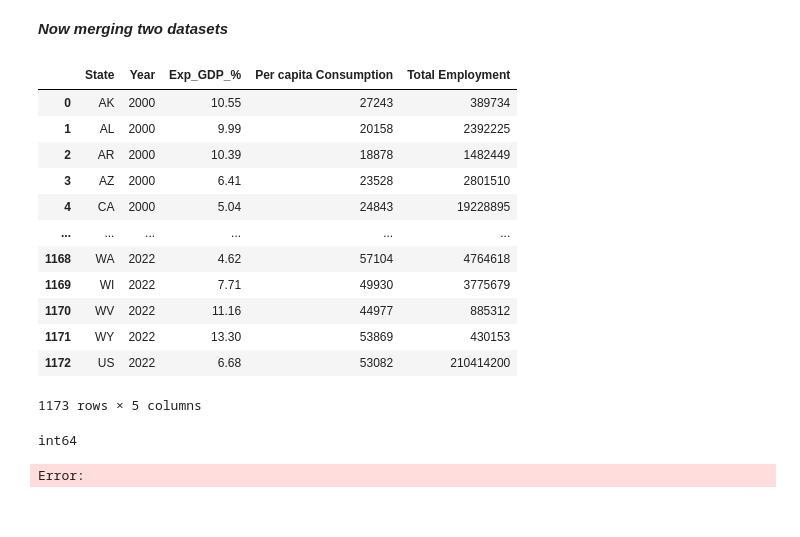
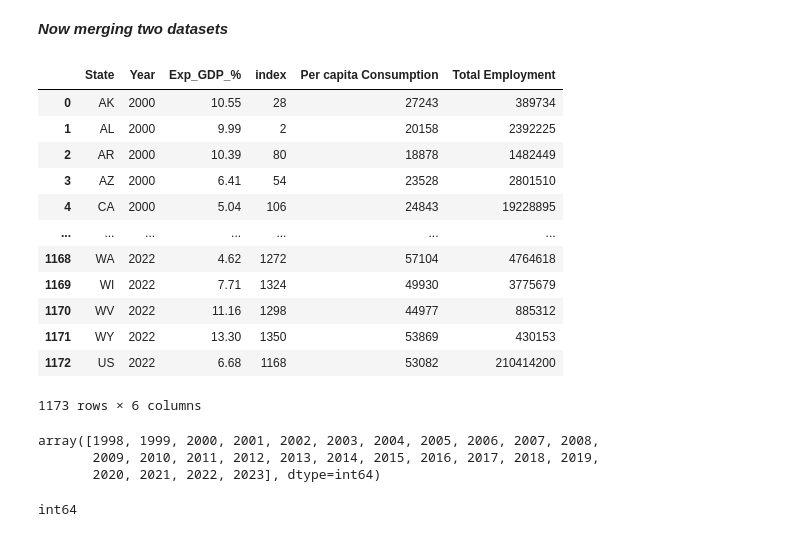
Before and after one commit to ijaz-sipa/computing-in-context, a Jupyter notebook: project_3.ipynb, the cells around one changed output. Saved outputs shown, nothing was run; the diff lists cells and outputs as text; code cells hidden in the pictures.

Commit message:
Done Reshape and fixed state variable

```diff
--- a/project_3.ipynb
+++ b/project_3.ipynb
@@ -135,3 +132,6 @@ consumer_data_new
 | 1350 | Wyoming | 2022 | 53869 | 430153 |
 | 1351 | Wyoming | 2023 | 56941 | 443007 |
 1352 rows × 4 columns
+# %%
+consumer_data_new_1 = consumer_data_new.rename(columns={'GeoName':'State', 'Per capita personal consumption expenditures (PCE) 8': 'Per capita Consumption', 'Total employment (number of jobs)': 'Total Employment'})
+consumer_data_new_1
@@ -152,8 +166,8 @@ state_abbreviations = {
     'United States': 'US'
 }
 
-consumer_data_new['State'] = consumer_data_new['State'].replace(state_abbreviations)
-consumer_data_new
+consumer_data_new_1['State'] = consumer_data_new_1['State'].replace(state_abbreviations)
+consumer_data_new_1
 # %% [output]
 | Description | State | Year | Per capita Consumption | Total Employment |
 | 0 | AL | 1998 | 18235 | 2361892 |
@@ -175,7 +189,7 @@ object
 # %%
-consumer_data_new['Year'] = pd.to_numeric(consumer_data_new['Year'])
-print(consumer_data_new['Year'].dtype)
-consumer_data_new
+consumer_data_new_1['Year'] = pd.to_numeric(consumer_data_new['Year'])
+print(consumer_data_new_1['Year'].dtype)
+consumer_data_new_1
 # %% [output]
 int64
 | Description | State | Year | Per capita Consumption | Total Employment |
@@ -194,8 +208,8 @@ int64
 # %%
 ### I only want to keep data for years 2000-2022
 
-consumer_data_clean = consumer_data_new[
-    (consumer_data_new["Year"].astype(int) >= 2000) & (consumer_data_new["Year"].astype(int) <= 2022)
+consumer_data_clean = consumer_data_new_1[
+    (consumer_data_new_1["Year"].astype(int) >= 2000) & (consumer_data_new_1["Year"].astype(int) <= 2022)
 ].reset_index()
 consumer_data_clean
 # %% [output]
@@ -252,28 +266,31 @@ filter_energy_expgdp
 ***Now merging two datasets***
 # %%
 #### Merge datasets on State and Year
-merged_df1 = pd.merge(filter_energy_expgdp, consumer_data_new, on=["State", "Year"], how="inner")
+merged_df1 = pd.merge(filter_energy_expgdp, consumer_data_clean, on=["State", "Year"], how="inner")
 merged_df1
 # %% [output]
-|  | State | Year | Exp_GDP_% | Per capita Consumption | Total Employment |
-| 0 | AK | 2000 | 10.55 | 27243 | 389734 |
-| 1 | AL | 2000 | 9.99 | 20158 | 2392225 |
-| 2 | AR | 2000 | 10.39 | 18878 | 1482449 |
-| 3 | AZ | 2000 | 6.41 | 23528 | 2801510 |
-| 4 | CA | 2000 | 5.04 | 24843 | 19228895 |
-| ... | ... | ... | ... | ... | ... |
-| 1168 | WA | 2022 | 4.62 | 57104 | 4764618 |
-| 1169 | WI | 2022 | 7.71 | 49930 | 3775679 |
-| 1170 | WV | 2022 | 11.16 | 44977 | 885312 |
-| 1171 | WY | 2022 | 13.30 | 53869 | 430153 |
-| 1172 | US | 2022 | 6.68 | 53082 | 210414200 |
+|  | State | Year | Exp_GDP_% | index | Per capita Consumption | Total Employment |
+| 0 | AK | 2000 | 10.55 | 28 | 27243 | 389734 |
+| 1 | AL | 2000 | 9.99 | 2 | 20158 | 2392225 |
+| 2 | AR | 2000 | 10.39 | 80 | 18878 | 1482449 |
+| 3 | AZ | 2000 | 6.41 | 54 | 23528 | 2801510 |
+| 4 | CA | 2000 | 5.04 | 106 | 24843 | 19228895 |
+| ... | ... | ... | ... | ... | ... | ... |
+| 1168 | WA | 2022 | 4.62 | 1272 | 57104 | 4764618 |
+| 1169 | WI | 2022 | 7.71 | 1324 | 49930 | 3775679 |
+| 1170 | WV | 2022 | 11.16 | 1298 | 44977 | 885312 |
+| 1171 | WY | 2022 | 13.30 | 1350 | 53869 | 430153 |
+| 1172 | US | 2022 | 6.68 | 1168 | 53082 | 210414200 |
-1173 rows × 5 columns
+1173 rows × 6 columns
 # %%
 ## Converted the Year Variable to int
 consumer_data_melted["Year"].unique()
-
-consumer_data_melted['Year'] = pd.to_numeric(consumer_data_melted['Year'])
-print(consumer_data_melted['Year'].dtype)
 # %% [output]
-int64
+array([1998, 1999, 2000, 2001, 2002, 2003, 2004, 2005, 2006, 2007, 2008,
+       2009, 2010, 2011, 2012, 2013, 2014, 2015, 2016, 2017, 2018, 2019,
+       2020, 2021, 2022, 2023], dtype=int64)
-Error:
+# %%
+consumer_data_melted['Year'] = pd.to_numeric(consumer_data_melted['Year'])
+print(consumer_data_melted['Year'].dtype)
+# %% [output]
+int64
```
Also changed, not shown: parts of 3 cells of this notebook.
